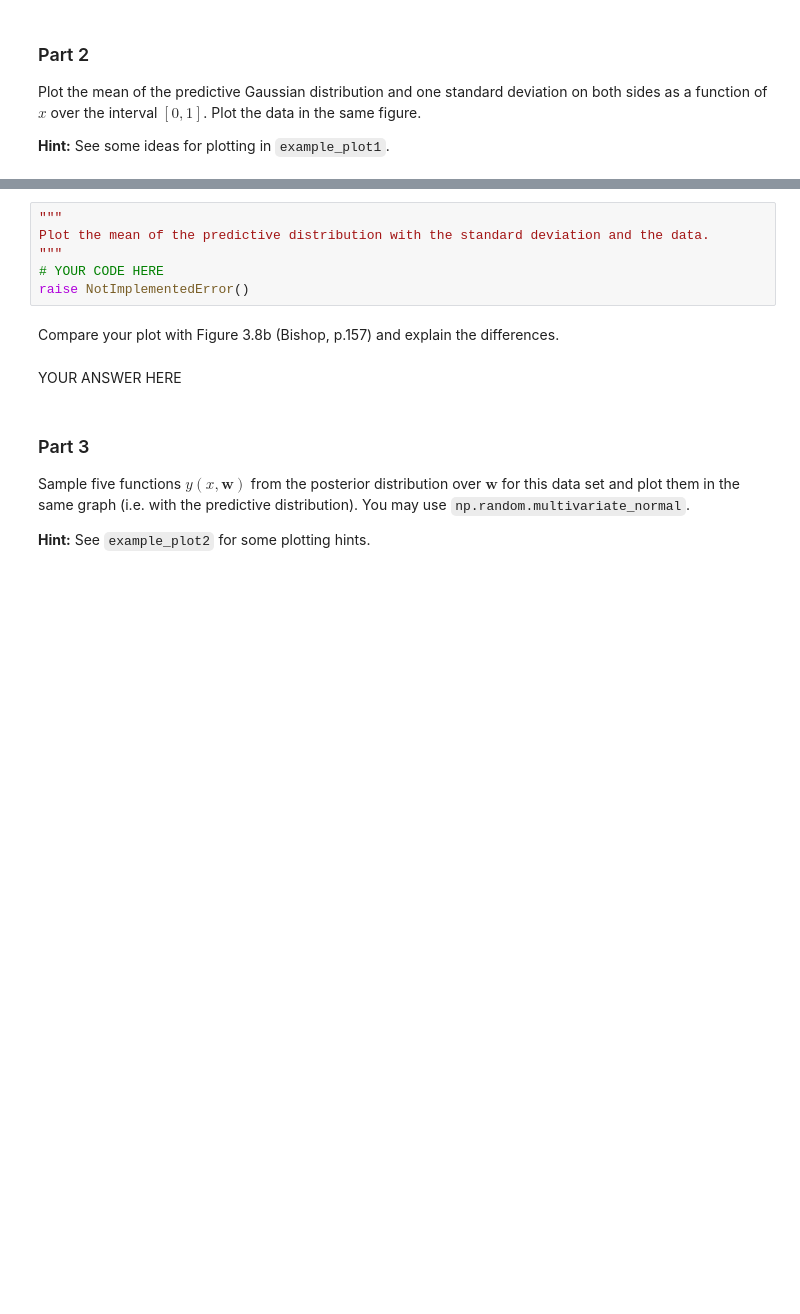
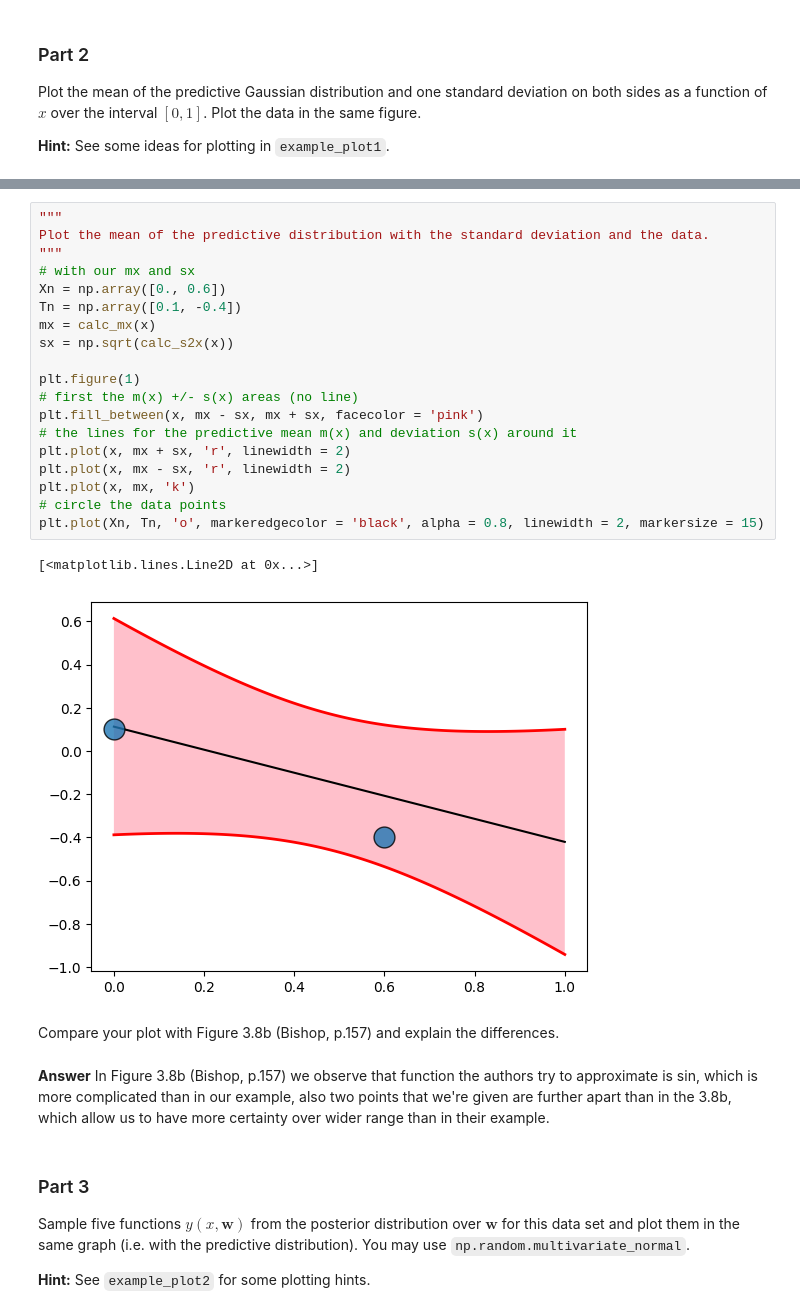
Before and after one commit to meraxion/SML24, a Jupyter notebook: SML24_as02/SML24_as02_2.ipynb, the cells around one changed output, grey strips where cells are left out. Drawn from its saved outputs; the diff is of its cells as text; blank space fills up the shorter version.

```diff
--- a/SML24_as02/SML24_as02_2.ipynb
+++ b/SML24_as02/SML24_as02_2.ipynb
@@ -104,13 +147,30 @@ example_plot1(x)
-# %%
-"""
-Plot the mean of the predictive distribution with the standard deviation and the data.
-"""
-# YOUR CODE HERE
-raise NotImplementedError()
+# %%
+"""
+Plot the mean of the predictive distribution with the standard deviation and the data.
+"""
+# with our mx and sx
+Xn = np.array([0., 0.6])
+Tn = np.array([0.1, -0.4])
+mx = calc_mx(x)
+sx = np.sqrt(calc_s2x(x))
+
+plt.figure(1)
+# first the m(x) +/- s(x) areas (no line)
+plt.fill_between(x, mx - sx, mx + sx, facecolor = 'pink')
+# the lines for the predictive mean m(x) and deviation s(x) around it
+plt.plot(x, mx + sx, 'r', linewidth = 2)
+plt.plot(x, mx - sx, 'r', linewidth = 2)
+plt.plot(x, mx, 'k')
+# circle the data points
+plt.plot(Xn, Tn, 'o', markeredgecolor = 'black', alpha = 0.8, linewidth = 2, markersize = 15)
+# %% [output]
+[<matplotlib.lines.Line2D at 0x...>]
+[figure, added]
 # %% [markdown]
 Compare your plot with Figure 3.8b (Bishop, p.157) and explain the differences.
-# %% [markdown]
-YOUR ANSWER HERE
+# %% [markdown]
+<b>Answer</b>
+In Figure 3.8b (Bishop, p.157) we observe that function the authors try to approximate is sin, which is more complicated than in our example, also two points that we're given are further apart than in the 3.8b, which allow us to have more certainty over wider range than in their example.
 # %% [markdown]
 ### Part 3
 Sample five functions $y(x,\mathbf{w})$ from the posterior distribution over $\mathbf{w}$ for this data set and plot them in the same graph (i.e. with the predictive distribution). You may use `np.random.multivariate_normal`.
```
Also changed, not shown: parts of 6 cells of this notebook.
